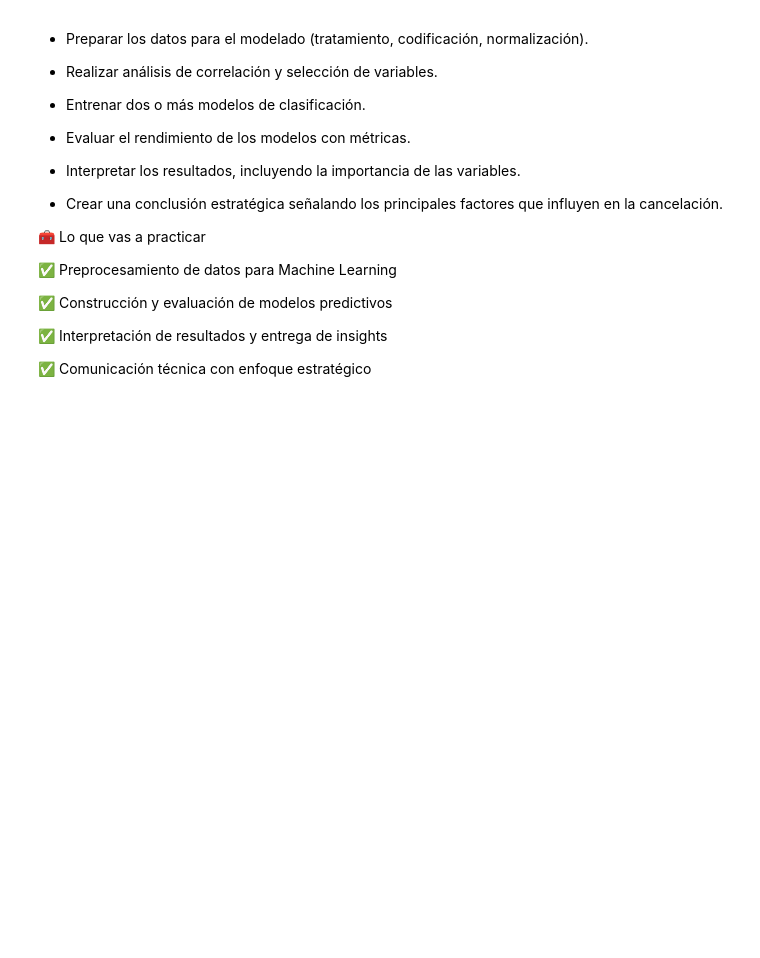
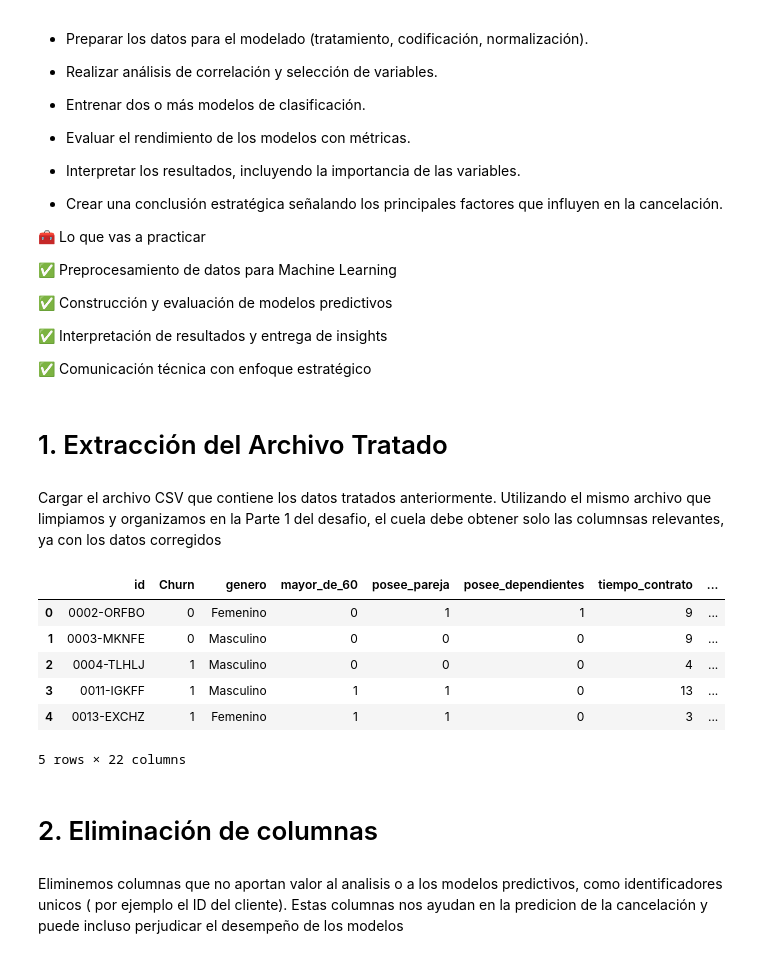
Before and after one commit to rocioivonneperezgonzalez-ship-it/Telecom-X-Parte-2-Predicci-n-de-Cancelaci-n-Churn-, a Jupyter notebook: Telecom_X_–_Parte_2_Predicción_de_Cancelación_(Churn).ipynb, the cells around one changed output. Cells and saved outputs as stored; diff of their text form; code cells hidden in the pictures; blank space fills up the shorter version.

```diff
--- a/Telecom_X_–_Parte_2_Predicción_de_Cancelación_(Churn).ipynb
+++ b/Telecom_X_–_Parte_2_Predicción_de_Cancelación_(Churn).ipynb
@@ -40,3 +40,27 @@ La empresa quiere anticiparse al problema de la cancelación, y te corresponde a
 ✅ Interpretación de resultados y entrega de insights
 
 ✅ Comunicación técnica con enfoque estratégico
+# %% [markdown]
+# 1. Extracción del Archivo Tratado
+# %% [markdown]
+Cargar el archivo CSV que contiene los datos tratados anteriormente.
+Utilizando el mismo archivo que limpiamos y organizamos en la Parte 1 del desafio, el cuela debe obtener solo las columnsas relevantes, ya con los datos corregidos
+# %%
+import pandas as pd
+
+url = 'https://drive.google.com/uc?id=1kNOO4qdvddUPEOFTu20f4Sa85CjvvyGi'
+datos = pd.read_csv(url)
+
+datos.head()
+# %% [output]
+|  | id | Churn | genero | mayor_de_60 | posee_pareja | posee_dependientes | tiempo_contrato | ... |
+| 0 | 0002-ORFBO | 0 | Femenino | 0 | 1 | 1 | 9 | ... |
+| 1 | 0003-MKNFE | 0 | Masculino | 0 | 0 | 0 | 9 | ... |
+| 2 | 0004-TLHLJ | 1 | Masculino | 0 | 0 | 0 | 4 | ... |
+| 3 | 0011-IGKFF | 1 | Masculino | 1 | 1 | 0 | 13 | ... |
+| 4 | 0013-EXCHZ | 1 | Femenino | 1 | 1 | 0 | 3 | ... |
+5 rows × 22 columns
+# %% [markdown]
+# 2. Eliminación de columnas
+# %% [markdown]
+Eliminemos columnas que no aportan valor al analisis o a los modelos predictivos, como identificadores unicos ( por ejemplo el ID del cliente). Estas columnas nos ayudan en la predicion de la cancelación y puede incluso perjudicar el desempeño de los modelos
```
Also changed, not shown: parts of 28 cells of this notebook.
